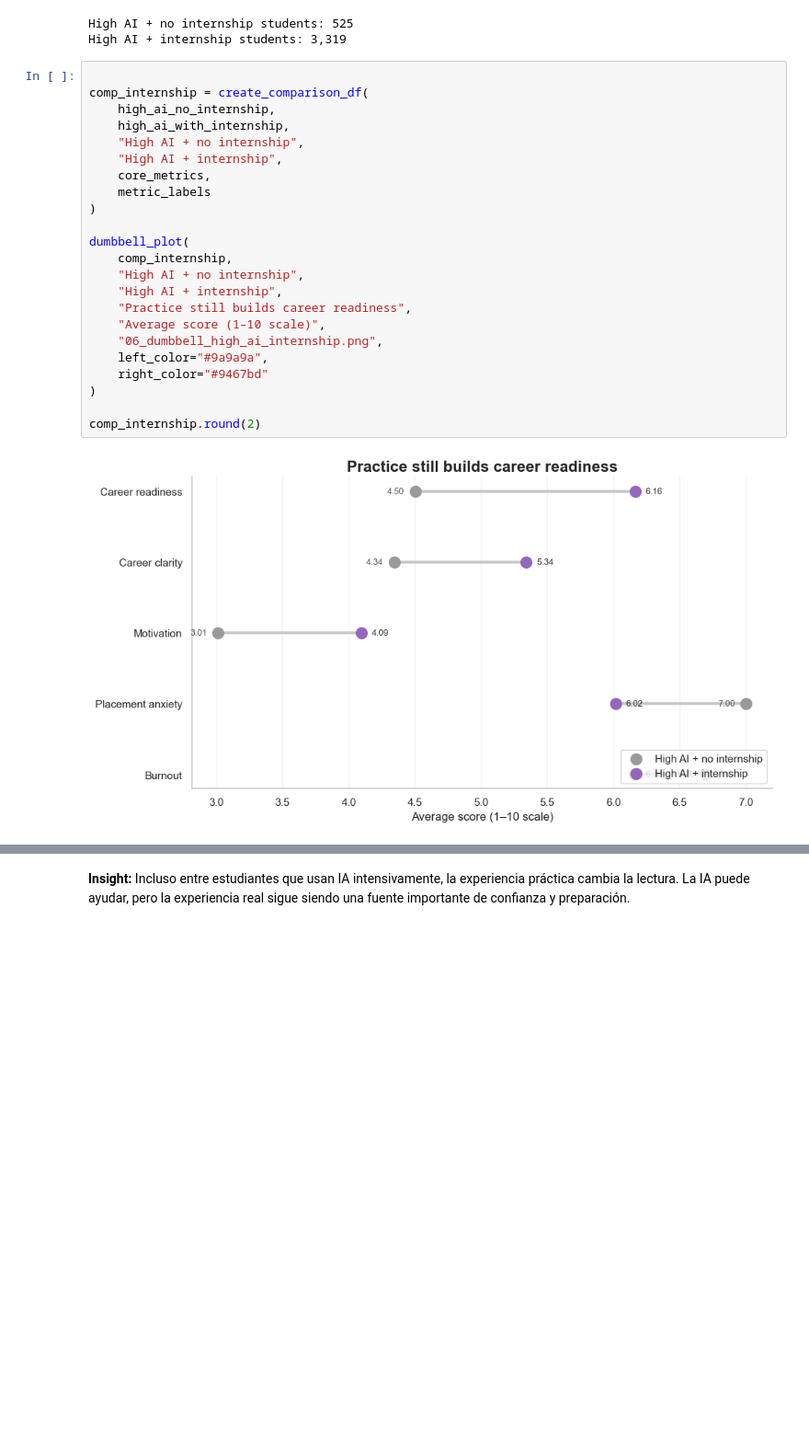
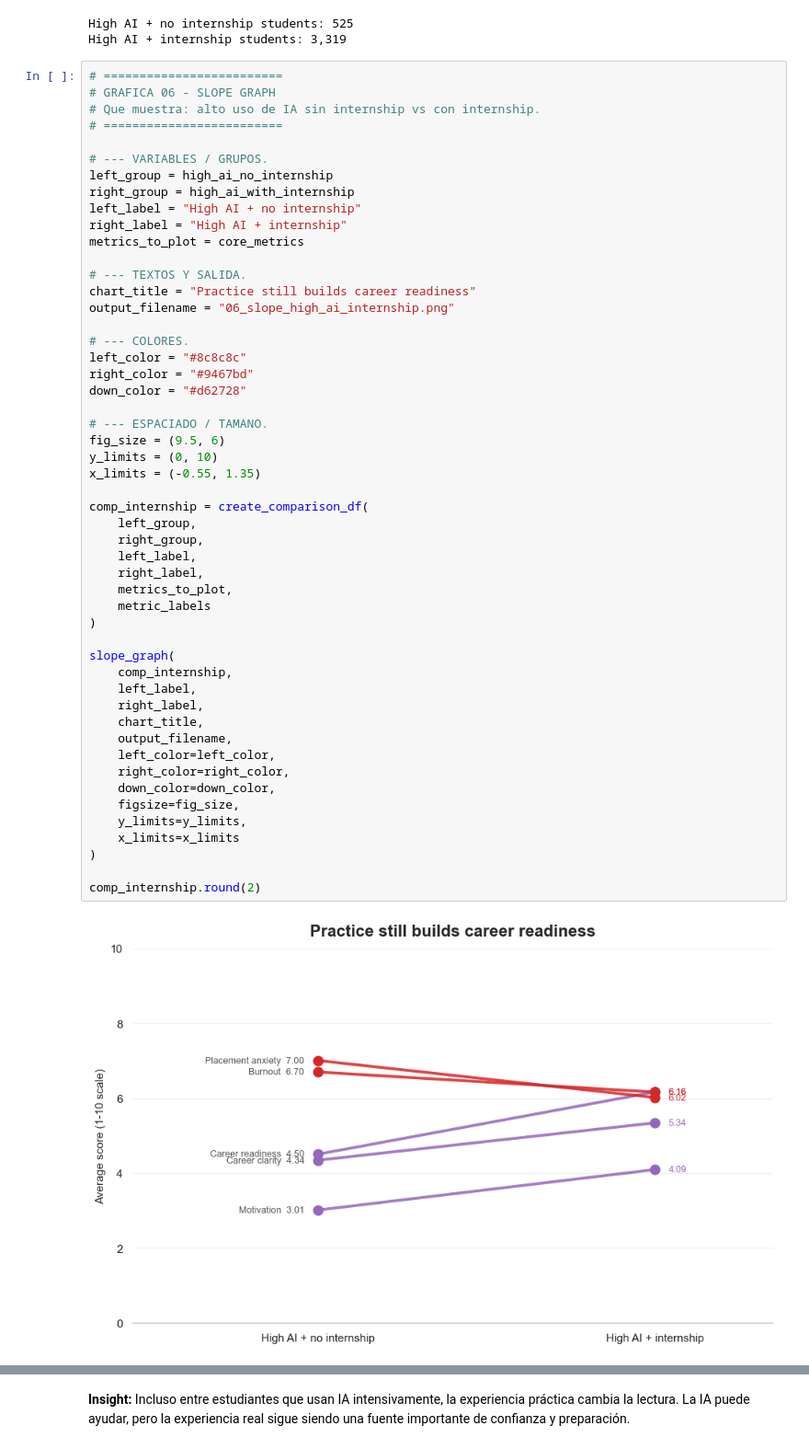
Before and after one commit to David7537/DataVizProject, a Jupyter notebook: EL BUENO.ipynb, the cells around one changed output, grey strips where cells are left out. Shown at 92% size. Saved outputs shown, nothing was run; the diff lists cells and outputs as text; blank space fills up the shorter version.

```diff
--- a/EL BUENO.ipynb
+++ b/EL BUENO.ipynb
@@ -454,30 +657,58 @@ print(f"High AI + internship students: {len(high_ai_with_internship):,}")
 High AI + no internship students: 525
 High AI + internship students: 3,319
 # %%
+# =========================
+# GRAFICA 06 - SLOPE GRAPH
+# Que muestra: alto uso de IA sin internship vs con internship.
+# =========================
+
+# --- VARIABLES / GRUPOS.
+left_group = high_ai_no_internship
+right_group = high_ai_with_internship
+left_label = "High AI + no internship"
+right_label = "High AI + internship"
+metrics_to_plot = core_metrics
+
+# --- TEXTOS Y SALIDA.
+chart_title = "Practice still builds career readiness"
+output_filename = "06_slope_high_ai_internship.png"
+
+# --- COLORES.
+left_color = "#8c8c8c"
+right_color = "#9467bd"
+down_color = "#d62728"
+
+# --- ESPACIADO / TAMANO.
+fig_size = (9.5, 6)
+y_limits = (0, 10)
+x_limits = (-0.55, 1.35)
 
 comp_internship = create_comparison_df(
-    high_ai_no_internship,
-    high_ai_with_internship,
-    "High AI + no internship",
-    "High AI + internship",
-    core_metrics,
+    left_group,
+    right_group,
+    left_label,
+    right_label,
+    metrics_to_plot,
     metric_labels
 )
 
-dumbbell_plot(
+slope_graph(
     comp_internship,
-    "High AI + no internship",
-    "High AI + internship",
-    "Practice still builds career readiness",
-    "Average score (1–10 scale)",
-    "06_dumbbell_high_ai_internship.png",
-    left_color="#9a9a9a",
-    right_color="#9467bd"
+    left_label,
+    right_label,
+    chart_title,
+    output_filename,
+    left_color=left_color,
+    right_color=right_color,
+    down_color=down_color,
+    figsize=fig_size,
+    y_limits=y_limits,
+    x_limits=x_limits
 )
 
 comp_internship.round(2)
 # %% [output]
-[figure, old version]
+[figure, new version]
 |  | metric | High AI + no internship | High AI + internship | difference |
 | 0 | Career readiness | 4.50 | 6.16 | 1.66 |
 | 1 | Career clarity | 4.34 | 5.34 | 1.00 |
```
Also changed, not shown: parts of 7 cells of this notebook.
